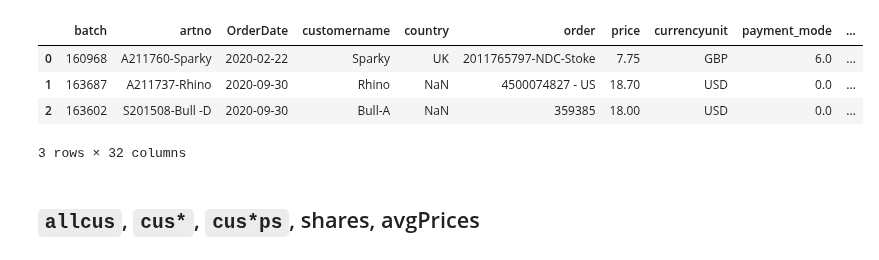
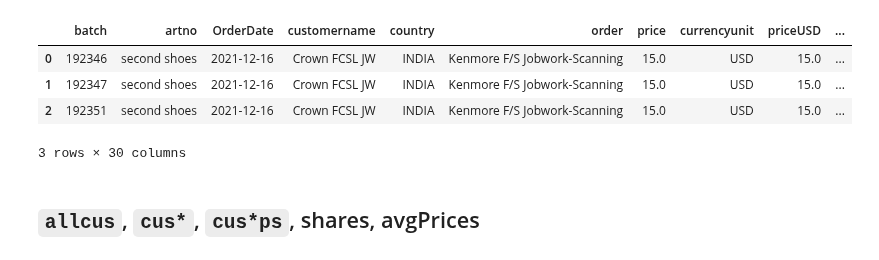
Before and after one commit to xolyn/labor_audit, a Jupyter notebook: LingyuZhou/FA24/shoeData/analysis.ipynb, the cells around one changed output. Cells and saved outputs as stored; diff of their text form; code cells hidden in the pictures.

```diff
--- a/LingyuZhou/FA24/shoeData/analysis.ipynb
+++ b/LingyuZhou/FA24/shoeData/analysis.ipynb
@@ -15,15 +15,15 @@ def subs(x):
         return x
 # %%
 wages=pd.read_excel('0928 shoes data and codebook.xlsx',sheet_name='wages')
-prod=pd.read_excel('orderproductiondata2.xlsx')
-# prod=pd.read_excel('0928 shoes data and codebook.xlsx',sheet_name='prod')
+# prod=pd.read_excel('orderproductiondata2.xlsx')
+prod=pd.read_excel('0928 shoes data and codebook.xlsx',sheet_name='prod')
 prod.head(3)
 # %% [output]
-|  | batch | artno | OrderDate | customername | country | order | price | currencyunit | payment_mode | ... |
-| 0 | 160968 | A211760-Sparky | 2020-02-22 | Sparky | UK | 2011765797-NDC-Stoke | 7.75 | GBP | 6.0 | ... |
-| 1 | 163687 | A211737-Rhino | 2020-09-30 | Rhino | NaN | 4500074827 - US | 18.70 | USD | 0.0 | ... |
-| 2 | 163602 | S201508-Bull -D | 2020-09-30 | Bull-A | NaN | 359385 | 18.00 | USD | 0.0 | ... |
+|  | batch | artno | OrderDate | customername | country | order | price | currencyunit | priceUSD | ... |
+| 0 | 192346 | second shoes | 2021-12-16 | Crown FCSL JW | INDIA | Kenmore F/S Jobwork-Scanning | 15.0 | USD | 15.0 | ... |
+| 1 | 192347 | second shoes | 2021-12-16 | Crown FCSL JW | INDIA | Kenmore F/S Jobwork-Scanning | 15.0 | USD | 15.0 | ... |
+| 2 | 192351 | second shoes | 2021-12-16 | Crown FCSL JW | INDIA | Kenmore F/S Jobwork-Scanning | 15.0 | USD | 15.0 | ... |
-3 rows × 32 columns
+3 rows × 30 columns
 # %%
 prod=prod.loc[:prod[prod.pairs.isna()].index.min()-1, :]
 # %%
```
Also changed, not shown: parts of 1 cell of this notebook, 6 other files.
